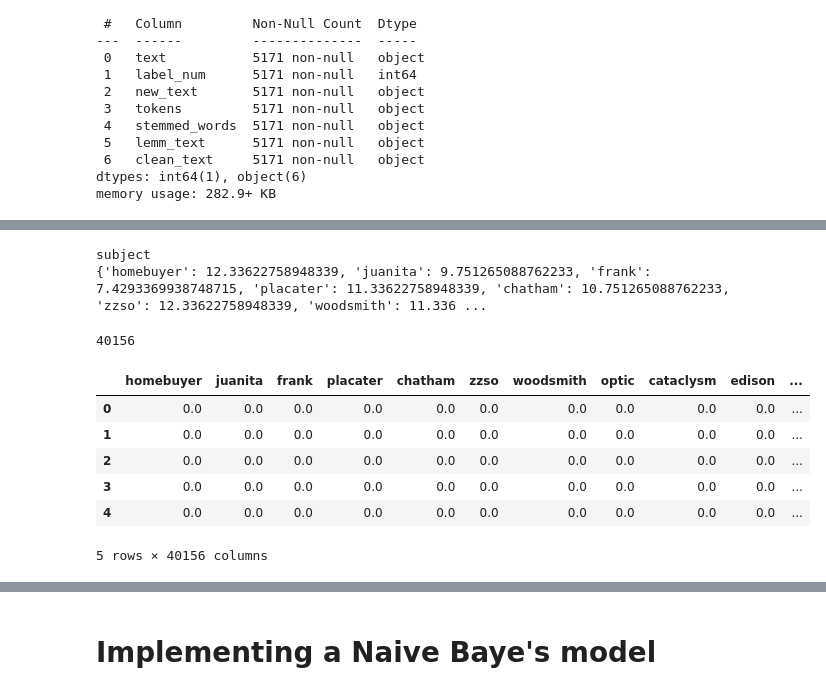
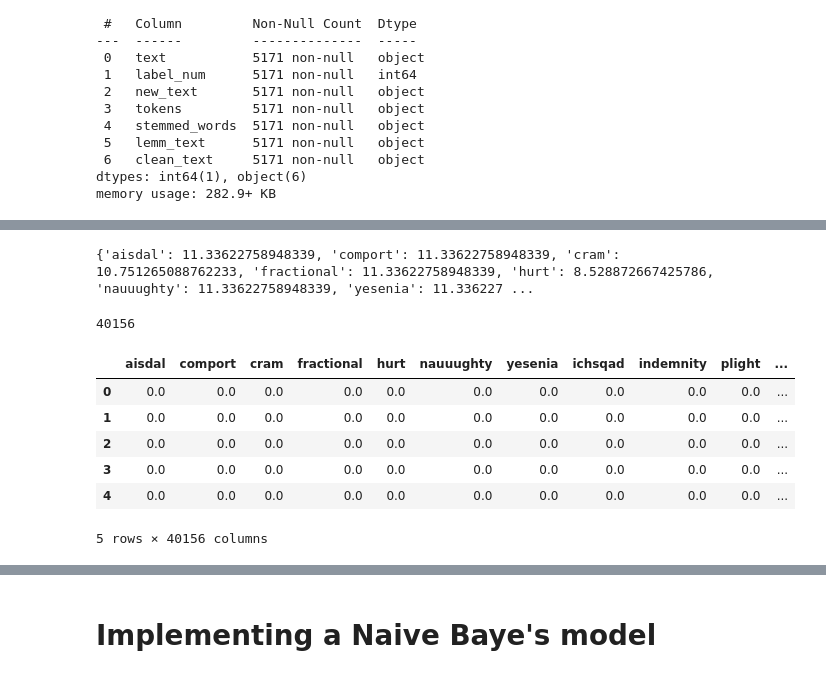
Before and after one commit to AnushthanS/spam_classifier, a Jupyter notebook: Preprocessing.ipynb, the cells around one changed output, grey strips where cells are left out. Drawn from its saved outputs; the diff is of its cells as text; code cells hidden in the pictures.

Commit message:
Using tf-idf table as feature for Baye\'s classification

```diff
--- a/Preprocessing.ipynb
+++ b/Preprocessing.ipynb
@@ -491,24 +491,24 @@ print(len(word_set))
 idf_table = {}
 corpus_freq = 0
 temp_set = set()
+
 for word in word_set:
-    temp = word
     for row in data['clean_text']:
         if word in row:
             corpus_freq += 1
-            continue
-    idf = math.log((5171/corpus_freq), 2)
+
+    idf = math.log((5171 / (corpus_freq + 1)), 2)  # Adding 1 to avoid division by zero
     if idf == 0:
         temp_set.add(word)
-        print(word)
     else:
         idf_table[word] = idf
-    corpus_freq = 0
-word_set.difference(temp_set)
+
+    corpus_freq = 0  # Reset corpus_freq for the next word
+
+word_set = word_set.difference(temp_set)  # Update word_set with the set difference
 print(idf_table)
 # %% [output]
-subject
-{'homebuyer': 12.33622758948339, 'juanita': 9.751265088762233, 'frank': 7.4293369938748715, 'placater': 11.33622758948339, 'chatham': 10.751265088762233, 'zzso': 12.33622758948339, 'woodsmith': 11.336 ...
+{'aisdal': 11.33622758948339, 'comport': 11.33622758948339, 'cram': 10.751265088762233, 'fractional': 11.33622758948339, 'hurt': 8.528872667425786, 'nauuughty': 11.33622758948339, 'yesenia': 11.336227 ...
 # %%
 print(len(word_set))
 # %% [output]
@@ -516,21 +516,28 @@ print(len(word_set))
 # %%
 tf = {}
 # %%
-
+# i = 0
 for word in word_set:
+    # if i > 4000:
+    #     break
+    # else:
+    #     i += 1
     tf_list = []
     for doc in data['clean_text']:
         count = 0
         for term in doc:
             if term == word:
                 count+=1
         term_freq = 0
         if count != 0:
             term_freq = 1 + math.log(count, 2)
         tf_list.append(term_freq)
     tf[word] = tf_list
+
+tf_idf = pd.DataFrame(tf)
+tf_idf.head()
 # %% [output]
-|  | homebuyer | juanita | frank | placater | chatham | zzso | woodsmith | optic | cataclysm | edison | ... |
+|  | aisdal | comport | cram | fractional | hurt | nauuughty | yesenia | ichsqad | indemnity | plight | ... |
 | 0 | 0.0 | 0.0 | 0.0 | 0.0 | 0.0 | 0.0 | 0.0 | 0.0 | 0.0 | 0.0 | ... |
 | 1 | 0.0 | 0.0 | 0.0 | 0.0 | 0.0 | 0.0 | 0.0 | 0.0 | 0.0 | 0.0 | ... |
 | 2 | 0.0 | 0.0 | 0.0 | 0.0 | 0.0 | 0.0 | 0.0 | 0.0 | 0.0 | 0.0 | ... |
```
Also changed, not shown: parts of 6 cells of this notebook.
